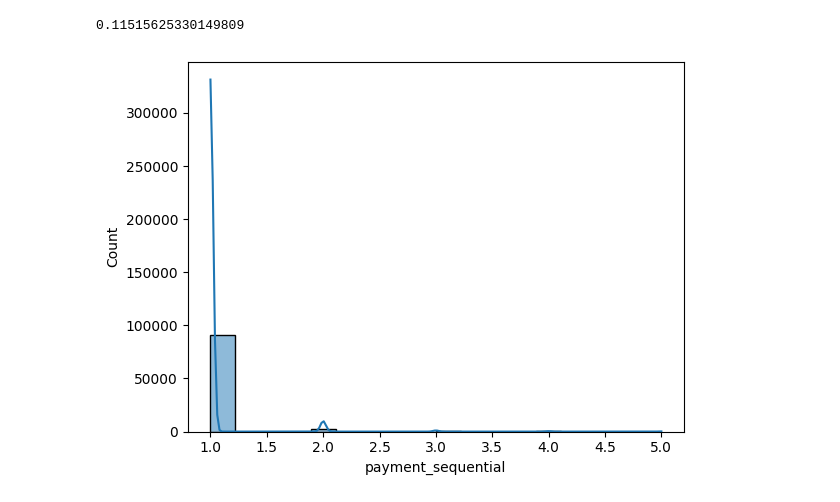
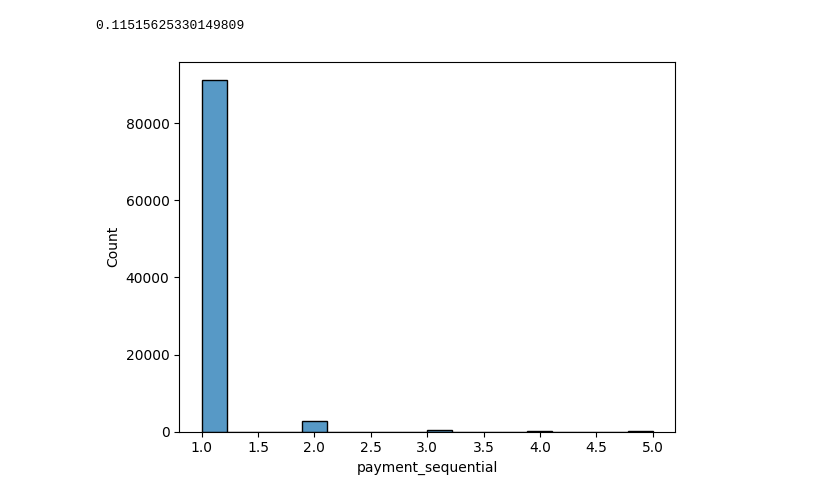
Before and after one commit to Cyr-dcx/Olist_clustering, a Jupyter notebook: notebooks/exploration.ipynb, the cells around one changed output. Saved outputs shown, nothing was run; the diff lists cells and outputs as text; code cells hidden in the pictures.

```diff
--- a/notebooks/exploration.ipynb
+++ b/notebooks/exploration.ipynb
@@ -271,7 +269,7 @@ len(orders_sequencement[orders_sequencement["payment_sequential"] > 5])/len(orde
 # %%
 outliers_payments_nb = list(orders_sequencement[orders_sequencement["payment_sequential"] > 5]["order_id"].values)
 orders = orders[~orders["order_id"].isin(outliers_payments_nb)]
 orders_sequencement = orders.groupby("order_id")["payment_sequential"].count().sort_values().reset_index()
-sns.histplot(data=orders_sequencement, x="payment_sequential", kde=True);
+sns.histplot(data=orders_sequencement, x="payment_sequential");
 # %% [output]
-[figure, old version]
+[figure, new version]
```
Also changed, not shown: parts of 34 cells of this notebook.
